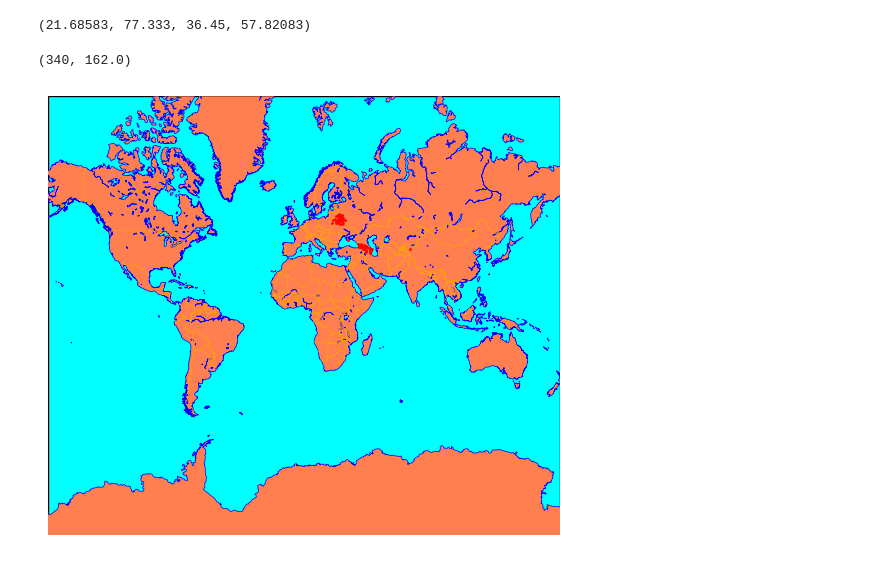
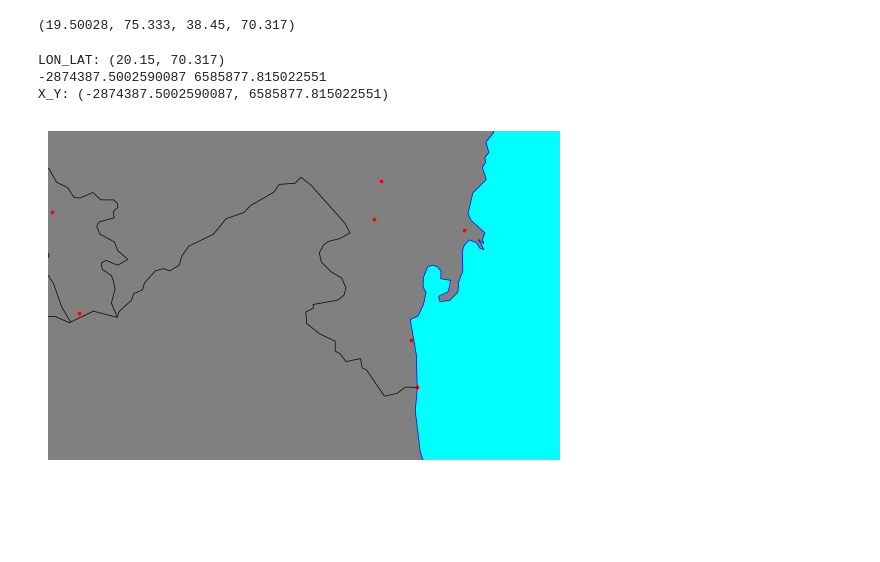
Before and after one commit to robert-werner/data-tiles-generator, a Jupyter notebook: stations_coordinates.ipynb, the cells around one changed output. Cells and saved outputs as stored; diff of their text form; code cells hidden in the pictures; blank space fills up the shorter version.

```diff
--- a/stations_coordinates.ipynb
+++ b/stations_coordinates.ipynb
@@ -22,5 +76,5 @@ actual_st.shape
 # %%
-lon = actual_st['lon_x'].values
-lat = actual_st['lat_x'].values
+lon = actual_st['lon'].values
+lat = actual_st['lat'].values
 lon[:2], lat[:2]
 # %% [output]
@@ -32,12 +86,13 @@ lon.max(), lon.mean(), lon.min(), (lon.max()+lon.min())/2
 # %%
-margin = 2
+margin = 0
+FIGDPI = 100
 lons_min = lon.min() - margin
 lons_max = lon.max() + margin if lon.max() < 180 else lon.max()
 lats_min = lat.min() - margin
 lats_max = lat.max() + margin
 lons_min, lons_max, lats_min, lats_max
 # %% [output]
-(21.68583, 77.333, 36.45, 57.82083)
+(19.50028, 75.333, 38.45, 70.317)
 # %%
 # TODO Rename this here and in `draw_map`
 def _extracted_from_draw_map_19(m, projection, zoom, img_write=False):
@@ -106,46 +180,49 @@ def draw_map(
                 return _extracted_from_draw_map_19(m, projection, zoom, img_write=img_write)
 # %%
 map_net_1_4 = [
-    [-81.0, -165, 81.0, 175],
+    [70, 18, 71, 21],
+    [50, 20, 60, 30],
+    [38, 46, 40, 50],
+    [40, 40, 46, 50],
+    [37, 19, 72, 50],
+    [-81.0, -170, 81.0, 170],
+    [-81.0, 0, 81.0, 359.],
     [0., 180., 80., 360.],
     [0, 0, 80., 180.],
     [-80., 0., 0., 180.],
     [-80., 180., 0., 360.],
 ]
 map_net_1_16 = [
-    [45., 0., 80., 90.],
+    [45., 0., 60., 90.],
     [45., 90., 80., 180.],
     [45., 180., 80., 270.],
     [45., 270., 80., 360.],
     [0., 0., 45., 90.],
     [-45., 90., 45., 180.],
     [-45., 180., 45., 270.],
     [-45., 270., 45., 360.],
 ]
+SLICE = 2
+ZOOM = 2
+projection = 'merc'
+# projection = 'npstere'
+# plt.rcParams['figure.figsize'] = (6,6)
+map_ = draw_map(
+    # map_net_1_16[SLICE][0],
+    # map_net_1_16[SLICE][2],
+    # map_net_1_16[SLICE][1],
+    # map_net_1_16[SLICE][3],
+    map_net_1_4[SLICE][0],
+    map_net_1_4[SLICE][2],
+    map_net_1_4[SLICE][1],
+    map_net_1_4[SLICE][3],
+    projection=projection,
+    resolution='i',
+    zoom=ZOOM,
+    img_write=True,
+    )
+# %% [output]
+LON_LAT: (20.15, 70.317)
+-2874387.5002590087 6585877.815022551
+X_Y: (-2874387.5002590087, 6585877.815022551)
+[figure, added]
-# %%
-x_size = abs(map_net_1_4[0][1]) + abs(map_net_1_4[0][3])
-y_size = abs(map_net_1_4[0][0]) + abs(map_net_1_4[0][2])
-x_size, y_size
-# %% [output]
-(340, 162.0)
-# %%
-SLICE = 0
-ZOOM = 2
-projection = 'merc'
-# projection = 'npstere'
-map_ = draw_map(
-    # map_net_1_16[SLICE][0],
-    # map_net_1_16[SLICE][2],
-    # map_net_1_16[SLICE][1],
-    # map_net_1_16[SLICE][3],
-    map_net_1_4[SLICE][0],
-    map_net_1_4[SLICE][2],
-    map_net_1_4[SLICE][1],
-    map_net_1_4[SLICE][3],
-    projection=projection,
-    resolution='l',
-    zoom=ZOOM,
-    img_write=False,
-    )
-# %% [output]
-[figure, removed]
```
Also changed, not shown: parts of 30 cells of this notebook, 4 other files.
